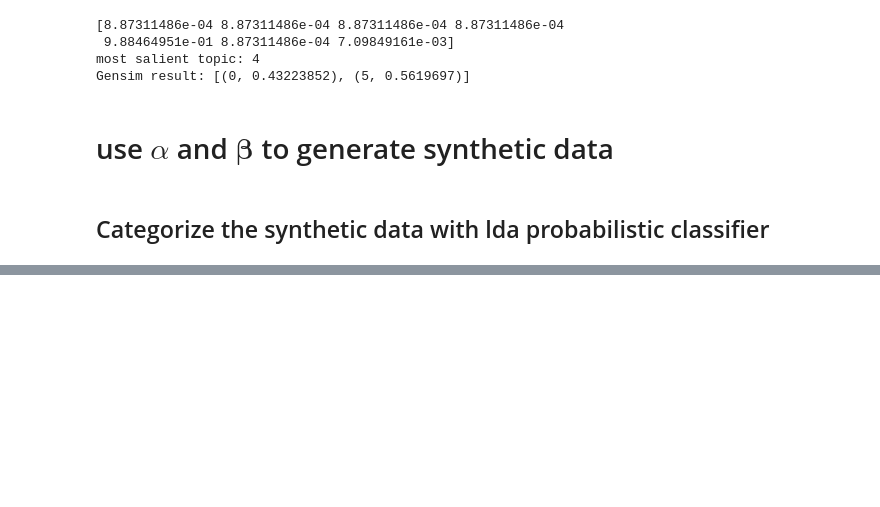
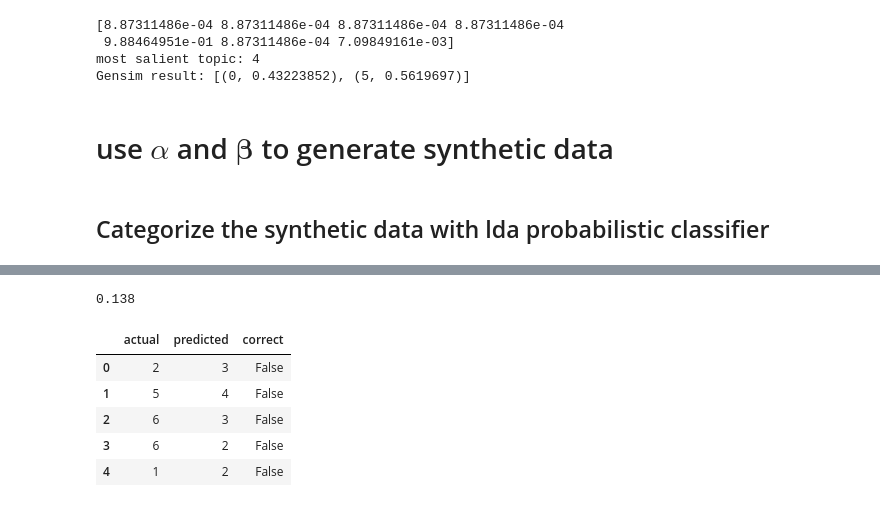
Before and after one commit to clarissaache/DocumentClassifier, a Jupyter notebook: lda.ipynb, the cells around one changed output, grey strips where cells are left out. Saved outputs shown, nothing was run; the diff lists cells and outputs as text; code cells hidden in the pictures; blank space fills up the shorter version.

Commit message:
prediction accuracy

```diff
--- a/lda.ipynb
+++ b/lda.ipynb
@@ -593,0 +586,12 @@ array([21322,   465,  1399,  2138,  1610,  1276,  4152,  1601,   591,
+# %%
+# extract alpha and beta from the mock data
+documents = list(map(lambda abstract:abstract.split(" "),mock_data.Abstract))
+mockdata_word2id = Dictionary(documents)
+mock_corpus = [mockdata_word2id .doc2bow(text) for text in documents]
+mockdata_model = LdaModel(
+    mock_corpus,
+    id2word=mockdata_word2id,
+    num_topics=7,
+)
+print("alpha", mockdata_model.alpha)
+print("beta",mockdata_model.show_topics())
@@ -593,0 +603,29 @@ array([21322,   465,  1399,  2138,  1610,  1276,  4152,  1601,   591,
+# %%
+def get_weight_each_topic(i,t_predict):
+    find = t_predict[list(map(lambda topic: i in topic, t_predict))]
+    if len(find)==0:
+        return 0.0
+    else:
+        return find[0][1]
+
+def get_topic_dist(model,text):
+    t_predict = np.array(model[text])
+    topic_dist_d = list(map(lambda i:get_weight_each_topic(i,t_predict),range(7)))
+    return topic_dist_d
+
+
+topic_weight_matrix = list(map(lambda text_i:get_topic_dist(mockdata_model,text_i),mock_corpus))
+dominant_topic = np.argmax(topic_weight_matrix,axis=1)
+predict_compare = pd.DataFrame({"actual": mock_data.Domain_No,"predicted":dominant_topic})
+predict_compare["correct"] = np.equal(predict_compare.actual,predict_compare.predicted)
+accuracy = np.sum(predict_compare['correct'])/len(predict_compare)
+print(accuracy)
+predict_compare.head()
+# %% [output]
+0.138
+|  | actual | predicted | correct |
+| 0 | 2 | 3 | False |
+| 1 | 5 | 4 | False |
+| 2 | 6 | 3 | False |
+| 3 | 6 | 2 | False |
+| 4 | 1 | 2 | False |
```
Also changed, not shown: parts of 16 cells of this notebook, 2 other files.
